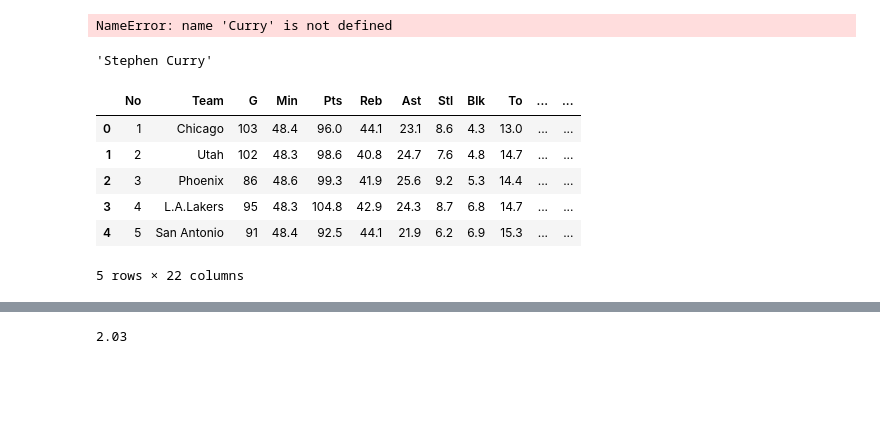
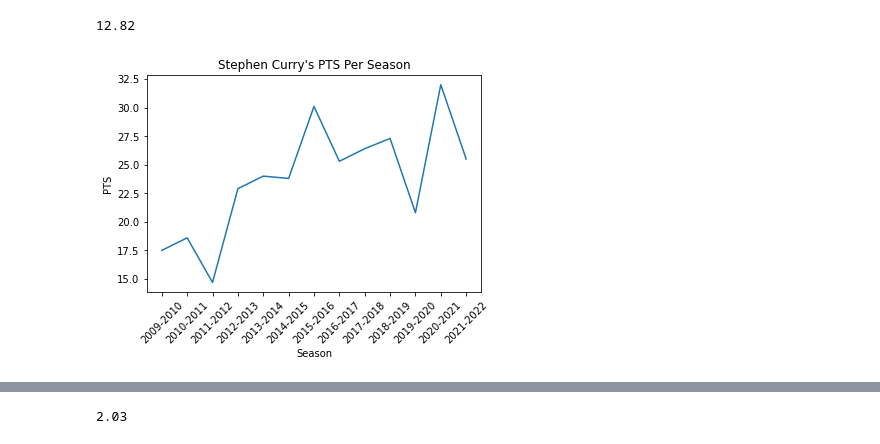
Before and after one commit to mcbrennan1/sds271_final_project, a Jupyter notebook: player_class.ipynb, the cells around one changed output, grey strips where cells are left out. Drawn from its saved outputs; the diff is of its cells as text; code cells hidden in the pictures; blank space fills up the shorter version.

Commit message:
added visualization function

```diff
--- a/player_class.ipynb
+++ b/player_class.ipynb
@@ -77,14 +77,12 @@ class Player():
         turnover = (100*self.tov)/((self.fga + (0.44*self.fta) + self.tov))
         return round(turnover.values[0],2)
 
-    #TODO: Write 3 stats calculating function and 2 visualization functions (maybe?) that pulls data directly from playerstats.
-    #We tried to compare 2 players with compare_vis but it's not working, keeping it for reference.
-    # def compare_vis(self, Player):
-    #     ## put a check if the data exists for both players in the same season
-    #     ## create another player object to compare
-
-    #     # new_player = Player(other_player_name, self.season)
-    #     x = self.fg
-    #     y = Player.fg
-    #     plt.plot(x)
-    #     plt.show()
+    def visualization(self, statistic):
+            playerstats = pd.read_csv("NBA_Player_Stats.csv")
+            playermask = playerstats["Player"] == str(self.player.values[0])
+            singlestats = playerstats[playermask]
+            sns.lineplot(x = singlestats["Year"], y = singlestats[statistic])
+            plt.xticks(rotation = 45)
+            plt.title(f"{self.player.values[0]}'s {statistic} Per Season")
+            plt.xlabel("Season")
+            plt.show()
@@ -91,20 +92,10 @@ class Player():
 # %%
 Curry.turnover_percentage()
 # %% [output]
-NameError: name 'Curry' is not defined
+12.82
 # %%
-Curry.visualization()
+Curry.visualization("PTS")
 # %% [output]
-'Stephen Curry'
+[figure, added]
 # %%
 df = pd.read_csv("NBA_Team_Stats.csv")
-# %%
-df.head()
-# %% [output]
-|  | No | Team | G | Min | Pts | Reb | Ast | Stl | Blk | To | ... | ... |
-| 0 | 1 | Chicago | 103 | 48.4 | 96.0 | 44.1 | 23.1 | 8.6 | 4.3 | 13.0 | ... | ... |
-| 1 | 2 | Utah | 102 | 48.3 | 98.6 | 40.8 | 24.7 | 7.6 | 4.8 | 14.7 | ... | ... |
-| 2 | 3 | Phoenix | 86 | 48.6 | 99.3 | 41.9 | 25.6 | 9.2 | 5.3 | 14.4 | ... | ... |
-| 3 | 4 | L.A.Lakers | 95 | 48.3 | 104.8 | 42.9 | 24.3 | 8.7 | 6.8 | 14.7 | ... | ... |
-| 4 | 5 | San Antonio | 91 | 48.4 | 92.5 | 44.1 | 21.9 | 6.2 | 6.9 | 15.3 | ... | ... |
-5 rows × 22 columns
```
Also changed, not shown: parts of 3 cells of this notebook.
